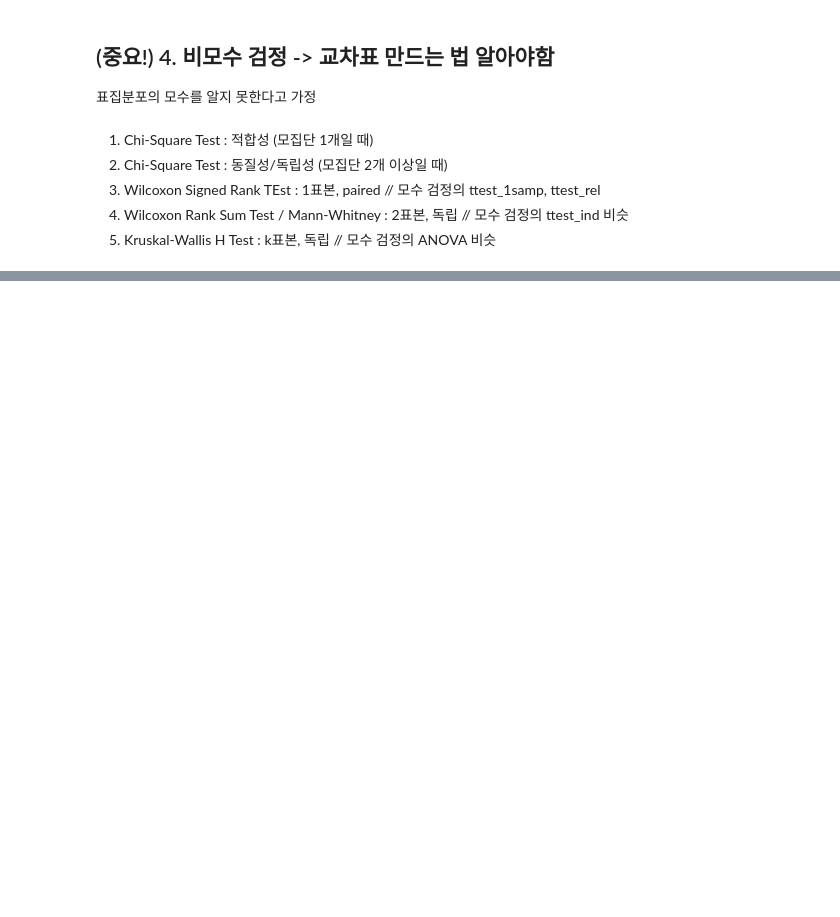
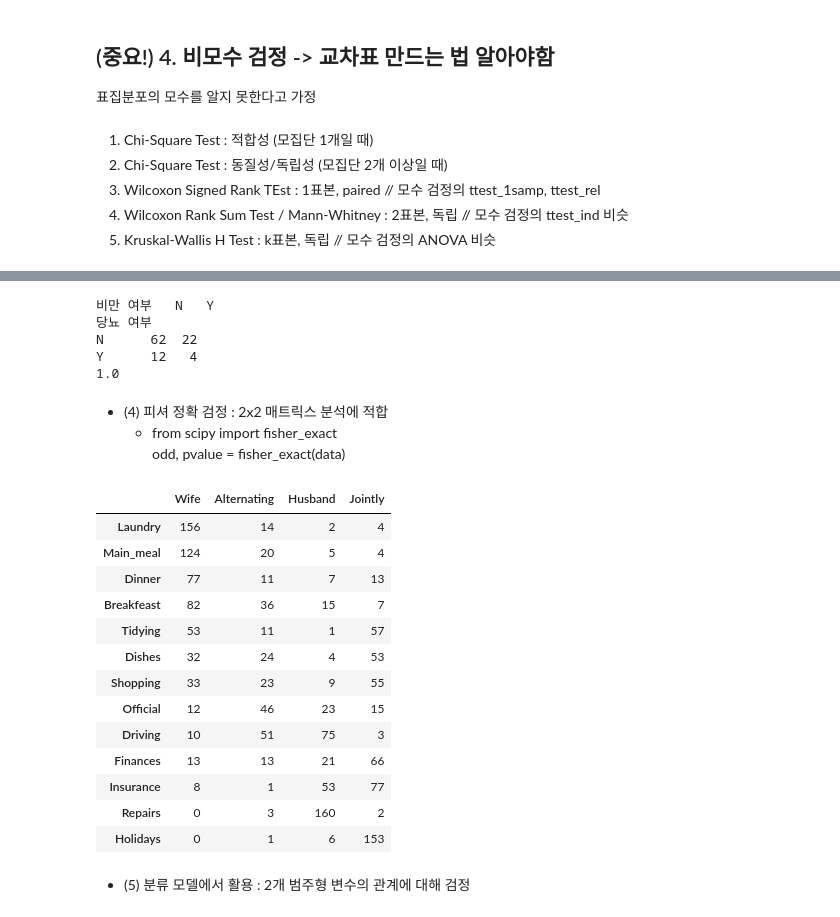
Before and after one commit to choiyun9yu/DataAnalysis, a Jupyter notebook: 빅분기 실기 자료/시험 가이드.ipynb, the cells around one changed output, grey strips where cells are left out. Cells and saved outputs as stored; diff of their text form; code cells hidden in the pictures; blank space fills up the shorter version.

Commit message:
main

```diff
--- a/빅분기 실기 자료/시험 가이드.ipynb
+++ b/빅분기 실기 자료/시험 가이드.ipynb
@@ -1517,0 +1615,28 @@ O: 관찰값, E:기대값
+# %%
+# 2-2. 카이제곱 독립성 검정
+# 귀무가설 : 당뇨와 비만 사이에 관계는 독립이다.
+# 대립가설 : 당뇨와 비만 사이에 관계는 독립이 아니다.
+
+# [1] 데이터 가져오기
+import pandas as pd
+data = pd.read_csv("./eduatoz/04. 통계적 검정/data_02/data_chi.csv")
+# print(data)
+
+# 크로스 테이블 생성
+crs_tab = pd.crosstab(data['당뇨 여부'], data['비만 여부'])
+print(crs_tab)
+
+# 동질성 검정
+from scipy.stats import chi2_contingency
+chi, pvalue, df, expected = chi2_contingency(crs_tab)
+print(pvalue)   # pvalue : 0.1 -> 귀무가설 채택 -> 당뇨와 비만 사이 관계는 독립이다.
+# %% [output]
+비만 여부   N   Y
+당뇨 여부
+N      62  22
+Y      12   4
+1.0
+# %% [markdown]
+- (4) 피셔 정확 검정 : 2x2 매트릭스 분석에 적합
+    - from scipy import fisher_exact
+    odd, pvalue = fisher_exact(data)
@@ -1517,0 +1657,27 @@ O: 관찰값, E:기대값
+# %%
+# [1] crosstable 형태의 데이터 읽기
+import pandas as pd
+
+data = pd.read_csv('./eduatoz/04. 통계적 검정/data_02/housetasks.csv') # 0 칼럼이 인덱스로 가면 교차표 형태가 된다
+data = pd.read_csv('./eduatoz/04. 통계적 검정/data_02/housetasks.csv', index_col=0)
+
+# print(data.shape)
+# print(data.info())
+data
+# %% [output]
+|  | Wife | Alternating | Husband | Jointly |
+| Laundry | 156 | 14 | 2 | 4 |
+| Main_meal | 124 | 20 | 5 | 4 |
+| Dinner | 77 | 11 | 7 | 13 |
+| Breakfeast | 82 | 36 | 15 | 7 |
+| Tidying | 53 | 11 | 1 | 57 |
+| Dishes | 32 | 24 | 4 | 53 |
+| Shopping | 33 | 23 | 9 | 55 |
+| Official | 12 | 46 | 23 | 15 |
+| Driving | 10 | 51 | 75 | 3 |
+| Finances | 13 | 13 | 21 | 66 |
+| Insurance | 8 | 1 | 53 | 77 |
+| Repairs | 0 | 3 | 160 | 2 |
+| Holidays | 0 | 1 | 6 | 153 |
+# %% [markdown]
+- (5) 분류 모델에서 활용 : 2개 범주형 변수의 관계에 대해 검정
```
Also changed, not shown: parts of 26 cells of this notebook, 4 other files.
